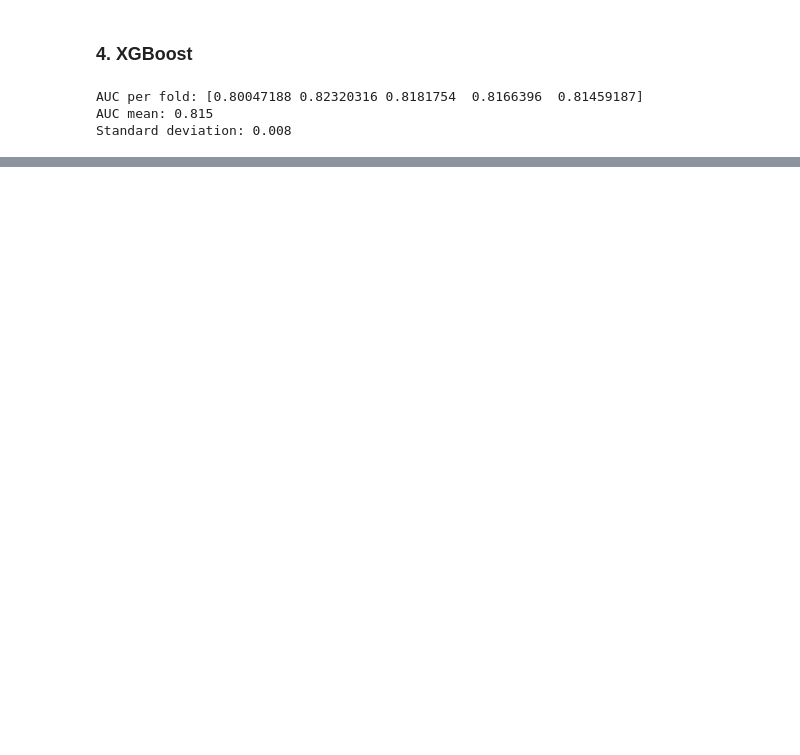
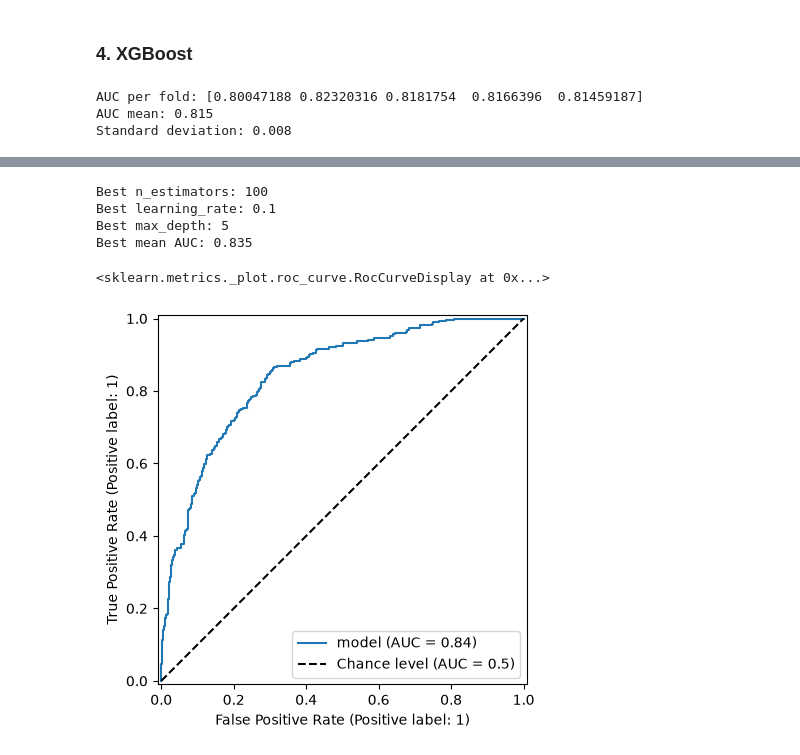
Before and after one commit to lohengrin-01/credit-risk-scoring-project, a Jupyter notebook: credit-risk-scoring.ipynb, the cells around one changed output, grey strips where cells are left out. Saved outputs shown, nothing was run; the diff lists cells and outputs as text; code cells hidden in the pictures; blank space fills up the shorter version.

Commit message:
saving the final model

```diff
--- a/credit-risk-scoring.ipynb
+++ b/credit-risk-scoring.ipynb
@@ -495,0 +521,4 @@ Best mean AUC: 0.840
+# %%
+y_full_train = (df_full_train["status"] == 'default').astype(int).values
+# %%
+search.fit(df_full_train[numerical + categorical], y_full_train)
@@ -495,0 +543,20 @@ Best mean AUC: 0.840
+# %%
+print("Best n_estimators:", search.best_params_["xgbclassifier__n_estimators"])
+print("Best learning_rate:", search.best_params_["xgbclassifier__learning_rate"])
+print("Best max_depth:", search.best_params_["xgbclassifier__max_depth"])
+print(f"Best mean AUC: {search.best_score_:.3f}")
+# %% [output]
+Best n_estimators: 100
+Best learning_rate: 0.1
+Best max_depth: 5
+Best mean AUC: 0.835
+# %%
+model = search.best_estimator_
+# %%
+y_pred = model.predict_proba(df_test[numerical + categorical])[:,1]
+# %%
+from sklearn.metrics import RocCurveDisplay
+RocCurveDisplay.from_predictions(y_test, y_pred, name="model", plot_chance_level=True)
+# %% [output]
+<sklearn.metrics._plot.roc_curve.RocCurveDisplay at 0x...>
+[figure, added]
```
Also changed, not shown: parts of 14 cells of this notebook, 1 other file.
